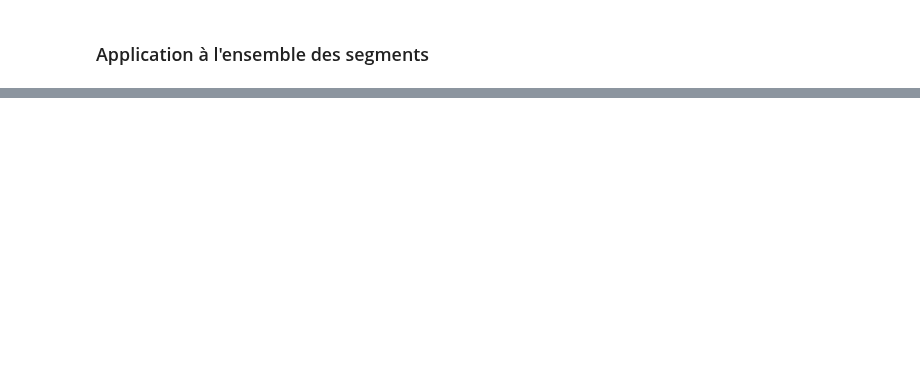
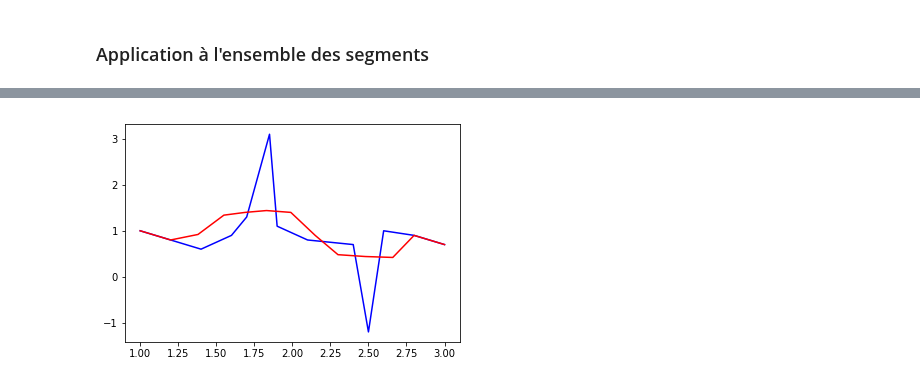
Before and after one commit to AmigoCap/GPSFlow, a Jupyter notebook: presentationMathon.ipynb, the cells around one changed output, grey strips where cells are left out. Saved outputs shown, nothing was run; the diff lists cells and outputs as text; code cells hidden in the pictures; blank space fills up the shorter version.

```diff
--- a/presentationMathon.ipynb
+++ b/presentationMathon.ipynb
@@ -216,0 +231,19 @@ IFrame('4-files/segmented_day_df2.html', width=990, height=500)
+# %%
+x = [1.0, 1.2, 1.4, 1.6, 1.7, 1.85, 1.9, 2.1, 2.4, 2.5, 2.6, 2.8, 3.0]
+y = [1.0, 0.8, 0.6, 0.9, 1.3, 3.1, 1.1, 0.8, 0.7, -1.2, 1.0, 0.9, 0.7]
+
+yfilt = [1.0, 0.8, 0.6, 0.9, 1.0, 3.1, 1.1, 0.8, 0.7, -1.2, 1.0, 0.9, 0.7]
+xfilt = [1.0, 1.2, 1.4, 1.6, 1.7, 1.85, 1.9, 2.1, 2.4, 2.5, 2.6, 2.8, 3.0]
+
+for i in range(2, len(y)-2):
+    yfilt[i]=0
+    xfilt[i]=0
+    for k in range(-2, 3):
+        yfilt[i]+=y[i+k]/5
+        xfilt[i]+=x[i+k]/5
+
+plt.plot(x, y, 'blue', label='1')
+plt.plot(xfilt, yfilt, 'red', label='2')
+plt.show()
+# %% [output]
+[figure, added]
```
Also changed, not shown: parts of 11 cells of this notebook, 3 other files.
